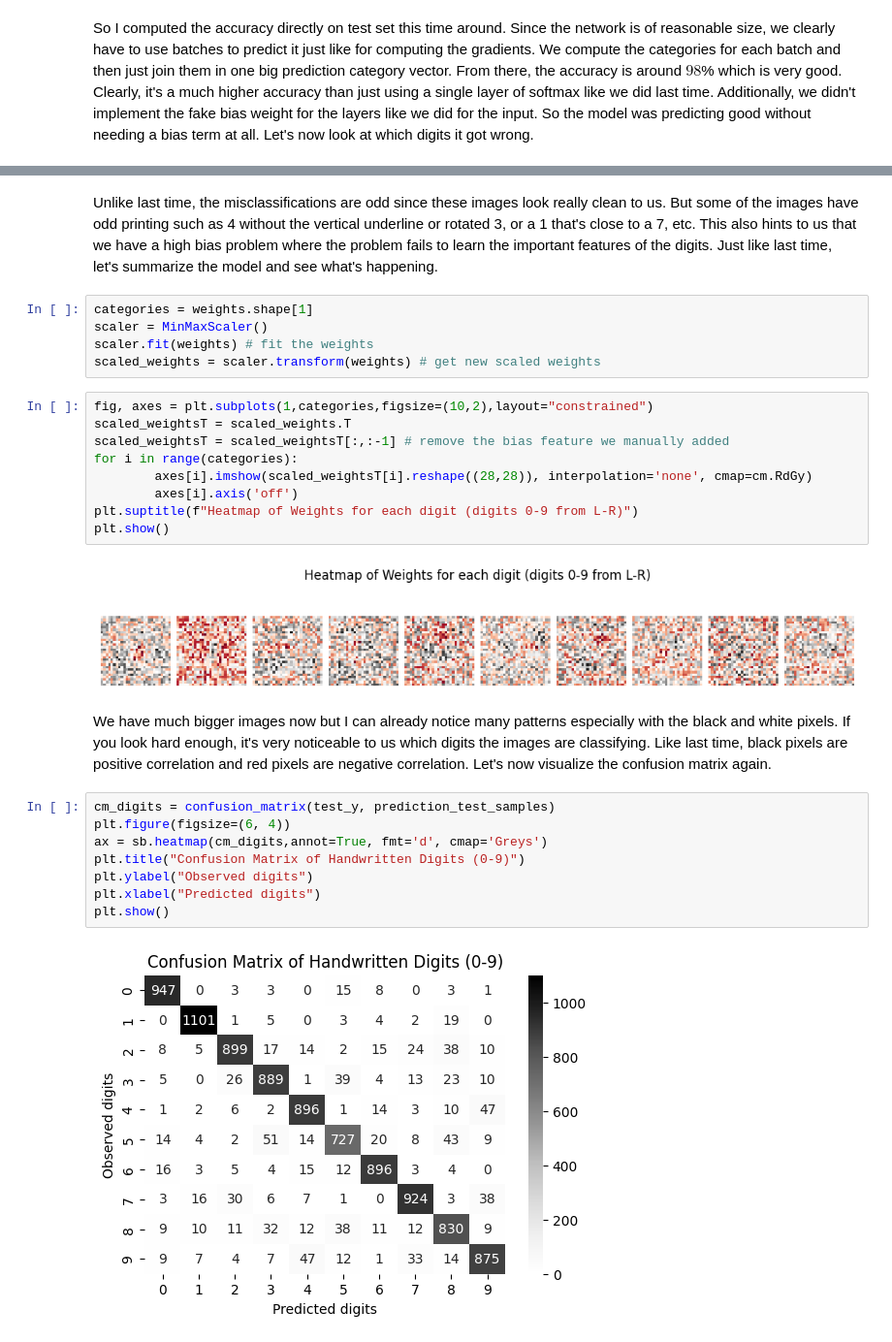
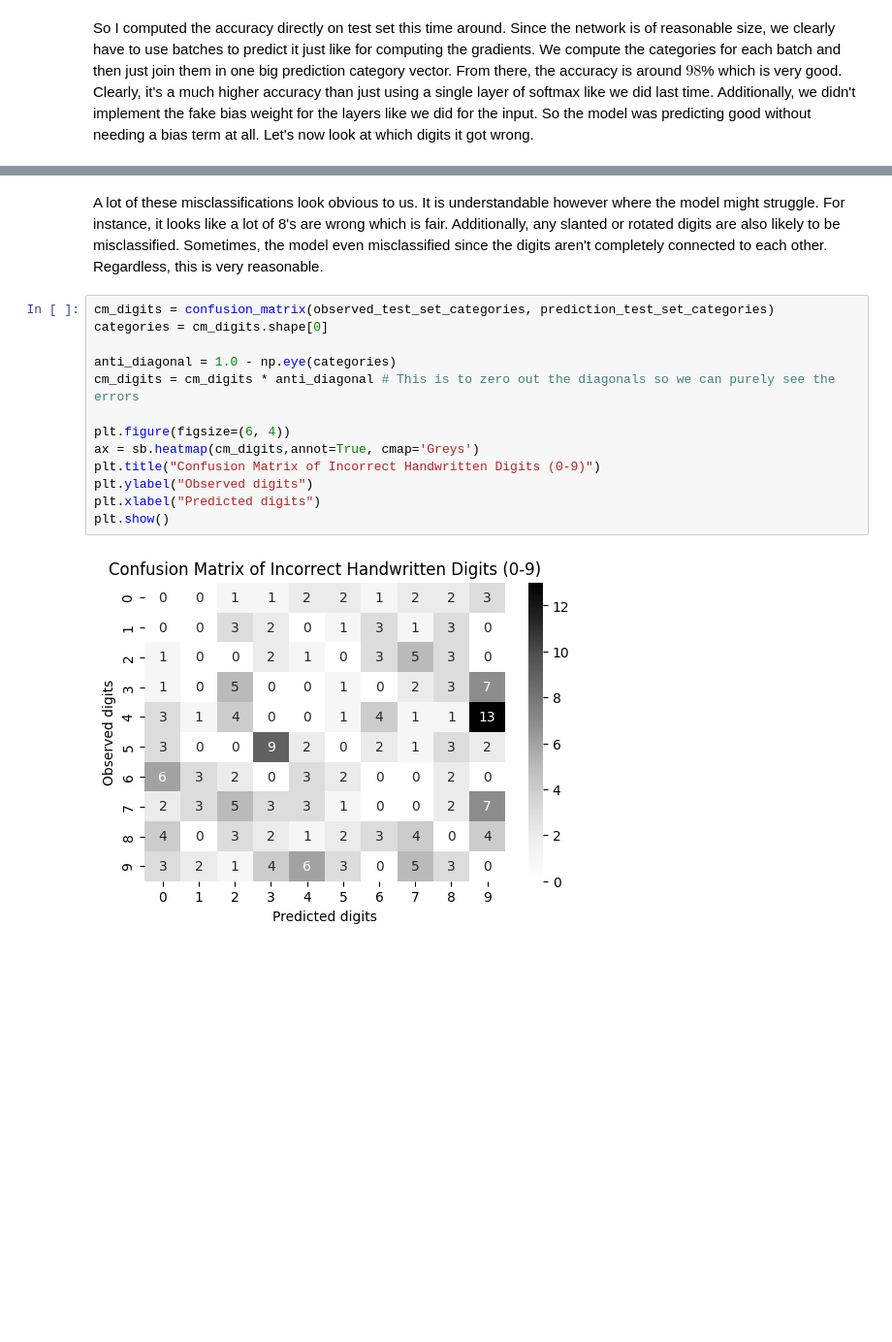
Before and after one commit to LoneCoder21/machine_learning, a Jupyter notebook: feedforward_network/mnist_network.ipynb, the cells around one changed output, grey strips where cells are left out. Shown at 97% size. Drawn from its saved outputs; the diff is of its cells as text; blank space fills up the shorter version.

Commit message:
showing misclassified digits, confusion matrix and the final classification report

```diff
--- a/feedforward_network/mnist_network.ipynb
+++ b/feedforward_network/mnist_network.ipynb
@@ -332,30 +335,17 @@ plt.show()
-# %% [markdown]
-Unlike last time, the misclassifications are odd since these images look really clean to us. But some of the images have odd printing such as 4 without the vertical underline or rotated 3, or a 1 that's close to a 7, etc. This also hints to us that we have a high bias problem where the problem fails to learn the important features of the digits. Just like last time, let's summarize the model and see what's happening.
-# %%
-categories = weights.shape[1]
-scaler = MinMaxScaler()
-scaler.fit(weights) # fit the weights
-scaled_weights = scaler.transform(weights) # get new scaled weights
-# %%
-fig, axes = plt.subplots(1,categories,figsize=(10,2),layout="constrained")
-scaled_weightsT = scaled_weights.T
-scaled_weightsT = scaled_weightsT[:,:-1] # remove the bias feature we manually added
-for i in range(categories):
-        axes[i].imshow(scaled_weightsT[i].reshape((28,28)), interpolation='none', cmap=cm.RdGy)
-        axes[i].axis('off')
-plt.suptitle(f"Heatmap of Weights for each digit (digits 0-9 from L-R)")
-plt.show()
-# %% [output]
-[figure, removed]
-# %% [markdown]
-We have much bigger images now but I can already notice many patterns especially with the black and white pixels. If you look hard enough, it's very noticeable to us which digits the images are classifying. Like last time, black pixels are positive correlation and red pixels are negative correlation. Let's now visualize the confusion matrix again.
+# %% [markdown]
+A lot of these misclassifications look obvious to us. It is understandable however where the model might struggle. For instance, it looks like a lot of 8's are wrong which is fair. Additionally, any slanted or rotated digits are also likely to be misclassified. Sometimes, the model even misclassified since the digits aren't completely connected to each other. Regardless, this is very reasonable.
 # %%
-cm_digits = confusion_matrix(test_y, prediction_test_samples)
+cm_digits = confusion_matrix(observed_test_set_categories, prediction_test_set_categories)
+categories = cm_digits.shape[0]
+
+anti_diagonal = 1.0 - np.eye(categories)
+cm_digits = cm_digits * anti_diagonal # This is to zero out the diagonals so we can purely see the errors
+
 plt.figure(figsize=(6, 4))
-ax = sb.heatmap(cm_digits,annot=True, fmt='d', cmap='Greys')
-plt.title("Confusion Matrix of Handwritten Digits (0-9)")
+ax = sb.heatmap(cm_digits,annot=True, cmap='Greys')
+plt.title("Confusion Matrix of Incorrect Handwritten Digits (0-9)")
 plt.ylabel("Observed digits")
 plt.xlabel("Predicted digits")
 plt.show()
 # %% [output]
-[figure, old version]
+[figure, new version]
```
Also changed, not shown: parts of 6 cells of this notebook.
